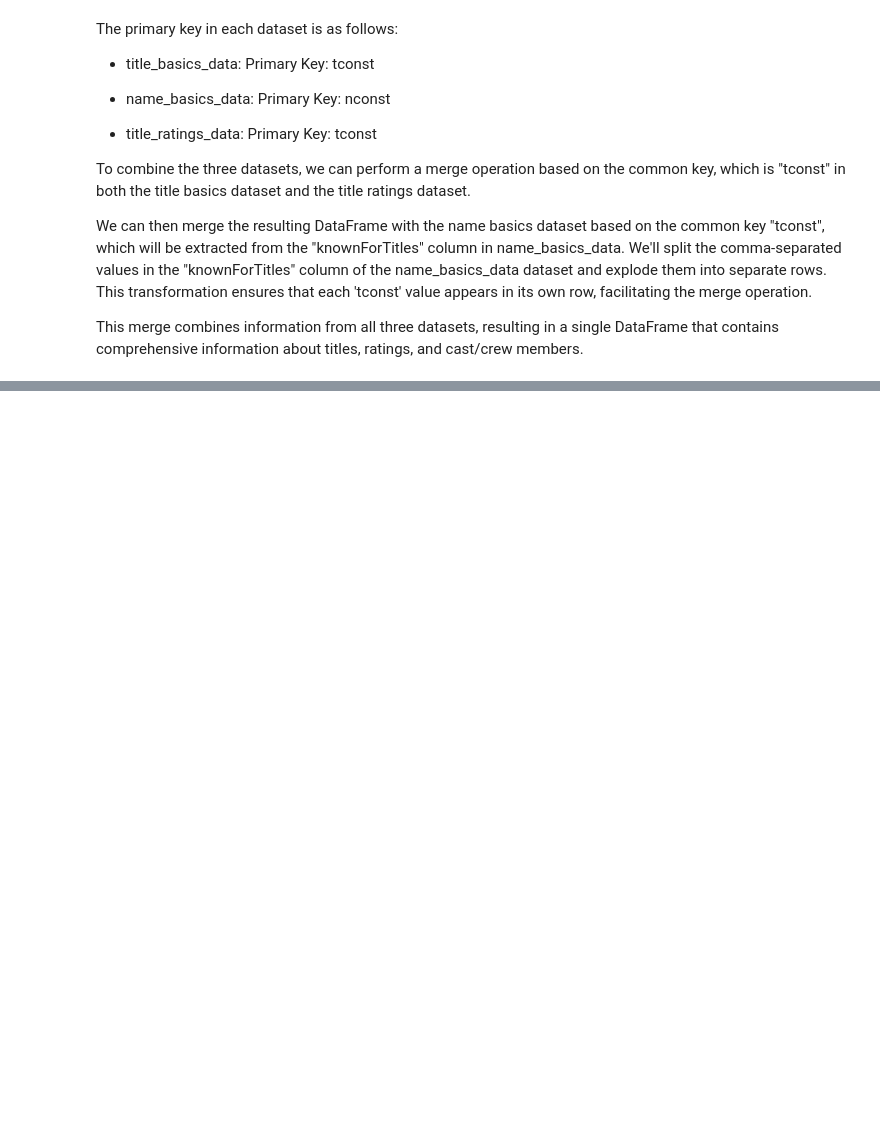
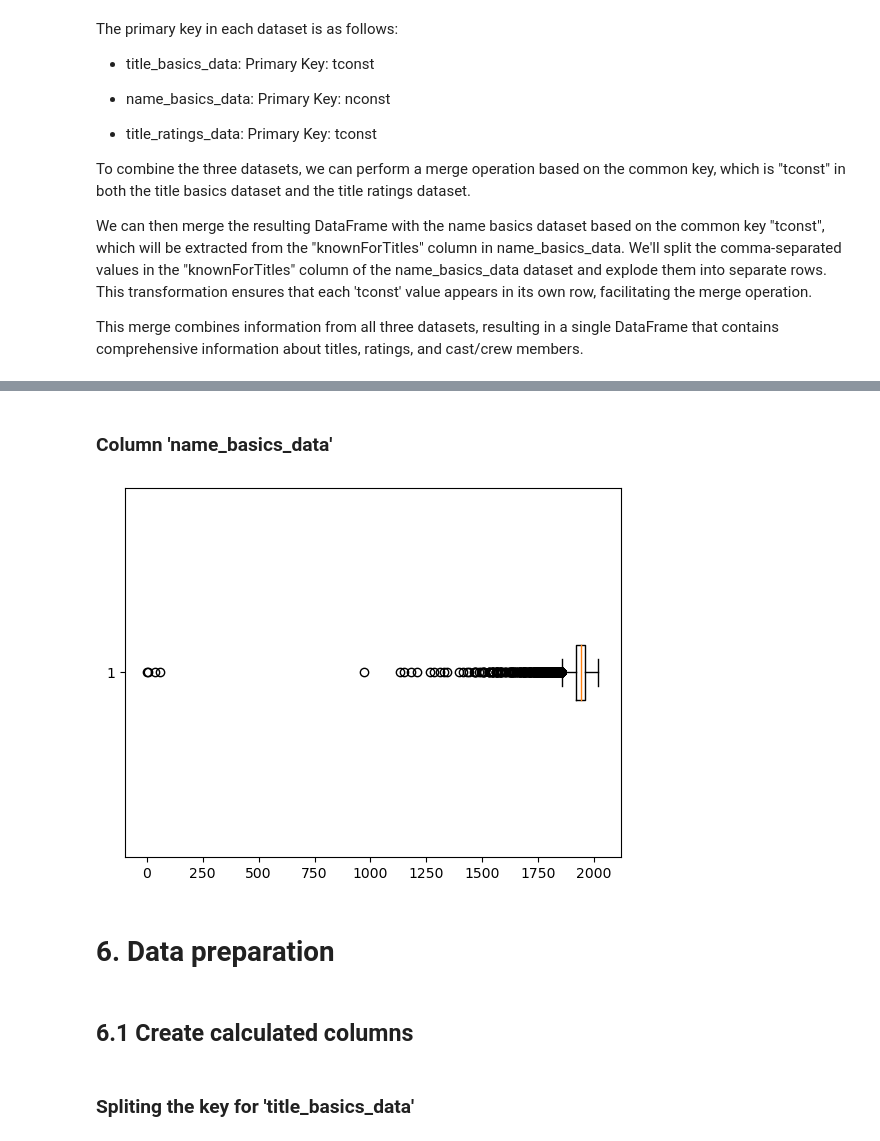
Before and after one commit to thaong1412/IMDB_Project, a Jupyter notebook: CPSC_4800_IMDB_Project.ipynb, the cells around one changed output, grey strips where cells are left out. Drawn from its saved outputs; the diff is of its cells as text; code cells hidden in the pictures; blank space fills up the shorter version.

```diff
--- a/CPSC_4800_IMDB_Project.ipynb
+++ b/CPSC_4800_IMDB_Project.ipynb
@@ -187,0 +326,14 @@ This merge combines information from all three datasets, resulting in a single D
+# %% [markdown]
+### Column 'name_basics_data'
+# %%
+birthyear = pd.to_numeric(imdb_data['name_basics_data']['birthYear'], errors= 'coerce').dropna()
+plt.boxplot(birthyear, vert=False)
+plt.show()
+# %% [output]
+[figure, added]
+# %% [markdown]
+# 6. Data preparation
+# %% [markdown]
+## 6.1 Create calculated columns
+# %% [markdown]
+### Spliting the key for 'title_basics_data'
```
Also changed, not shown: parts of 39 cells of this notebook.
